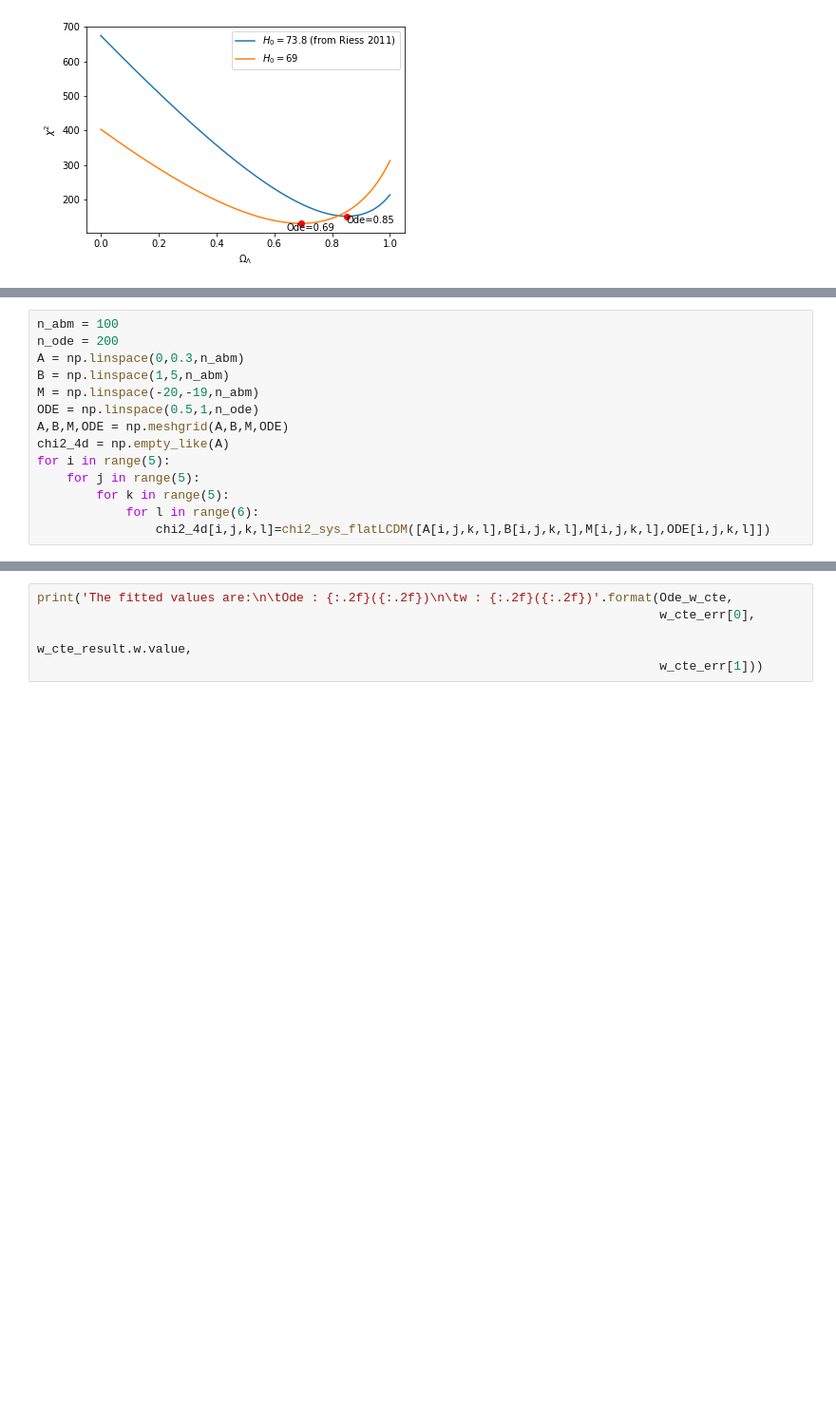
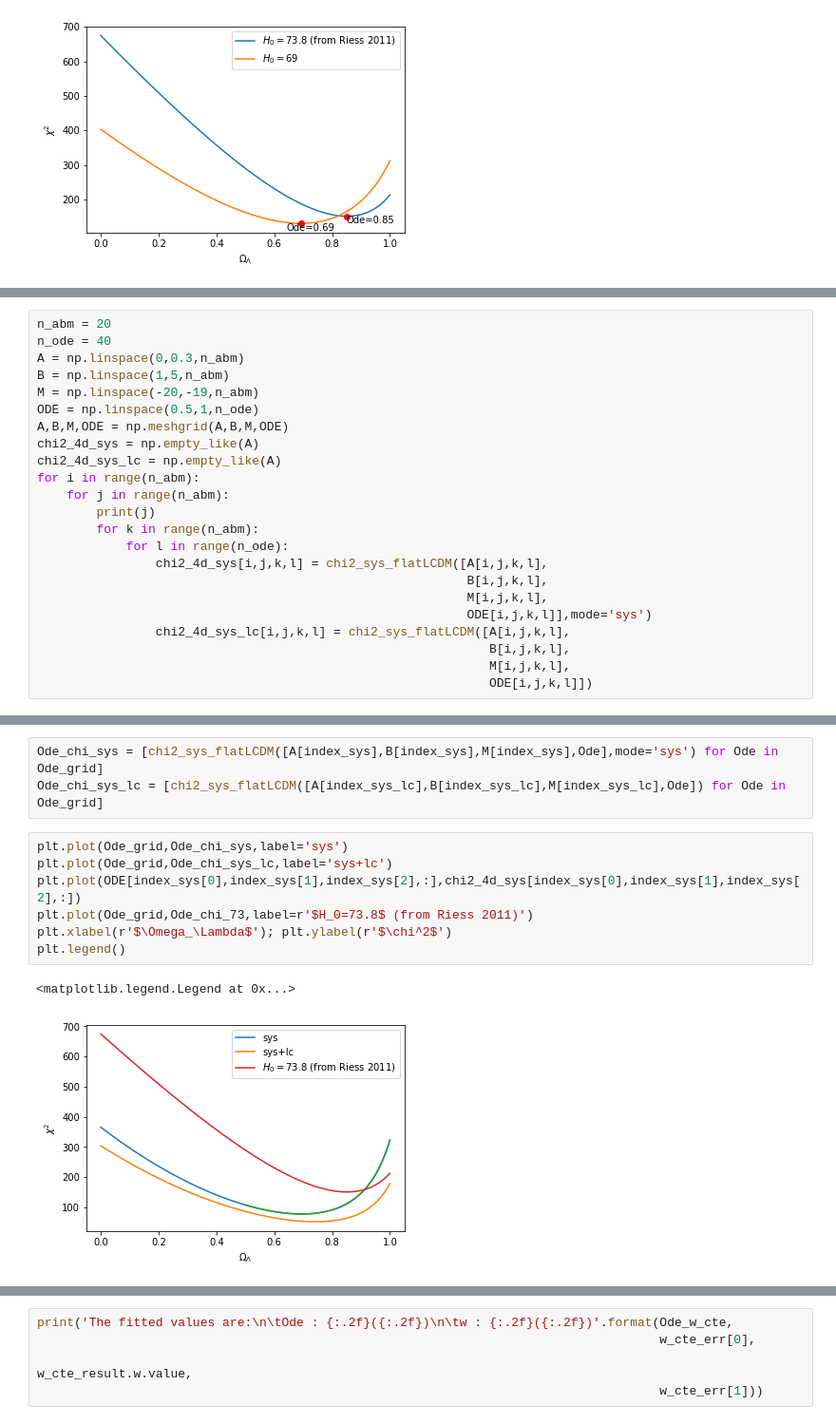
Before and after one commit to OriolAbril/cosmology, a Jupyter notebook: project.ipynb, the cells around one changed output, grey strips where cells are left out. Shown at 95% size. Cells and saved outputs as stored; diff of their text form; blank space fills up the shorter version.

```diff
--- a/project.ipynb
+++ b/project.ipynb
@@ -193,14 +272,23 @@ plt.legend()
 # %%
-n_abm = 100
-n_ode = 200
+n_abm = 20
+n_ode = 40
 A = np.linspace(0,0.3,n_abm)
 B = np.linspace(1,5,n_abm)
 M = np.linspace(-20,-19,n_abm)
 ODE = np.linspace(0.5,1,n_ode)
 A,B,M,ODE = np.meshgrid(A,B,M,ODE)
-chi2_4d = np.empty_like(A)
-for i in range(5):
-    for j in range(5):
-        for k in range(5):
-            for l in range(6):
-                chi2_4d[i,j,k,l]=chi2_sys_flatLCDM([A[i,j,k,l],B[i,j,k,l],M[i,j,k,l],ODE[i,j,k,l]])
+chi2_4d_sys = np.empty_like(A)
+chi2_4d_sys_lc = np.empty_like(A)
+for i in range(n_abm):
+    for j in range(n_abm):
+        print(j)
+        for k in range(n_abm):
+            for l in range(n_ode):
+                chi2_4d_sys[i,j,k,l] = chi2_sys_flatLCDM([A[i,j,k,l],
+                                                          B[i,j,k,l],
+                                                          M[i,j,k,l],
+                                                          ODE[i,j,k,l]],mode='sys')
+                chi2_4d_sys_lc[i,j,k,l] = chi2_sys_flatLCDM([A[i,j,k,l],
+                                                             B[i,j,k,l],
+                                                             M[i,j,k,l],
+                                                             ODE[i,j,k,l]])
@@ -214,0 +316,13 @@ print(A[index],B[index],M[index],ODE[index])
+# %%
+Ode_chi_sys = [chi2_sys_flatLCDM([A[index_sys],B[index_sys],M[index_sys],Ode],mode='sys') for Ode in Ode_grid]
+Ode_chi_sys_lc = [chi2_sys_flatLCDM([A[index_sys_lc],B[index_sys_lc],M[index_sys_lc],Ode]) for Ode in Ode_grid]
+# %%
+plt.plot(Ode_grid,Ode_chi_sys,label='sys')
+plt.plot(Ode_grid,Ode_chi_sys_lc,label='sys+lc')
+plt.plot(ODE[index_sys[0],index_sys[1],index_sys[2],:],chi2_4d_sys[index_sys[0],index_sys[1],index_sys[2],:])
+plt.plot(Ode_grid,Ode_chi_73,label=r'$H_0=73.8$ (from Riess 2011)')
+plt.xlabel(r'$\Omega_\Lambda$'); plt.ylabel(r'$\chi^2$')
+plt.legend()
+# %% [output]
+<matplotlib.legend.Legend at 0x...>
+[figure, added]
```
Also changed, not shown: parts of 37 cells of this notebook.
